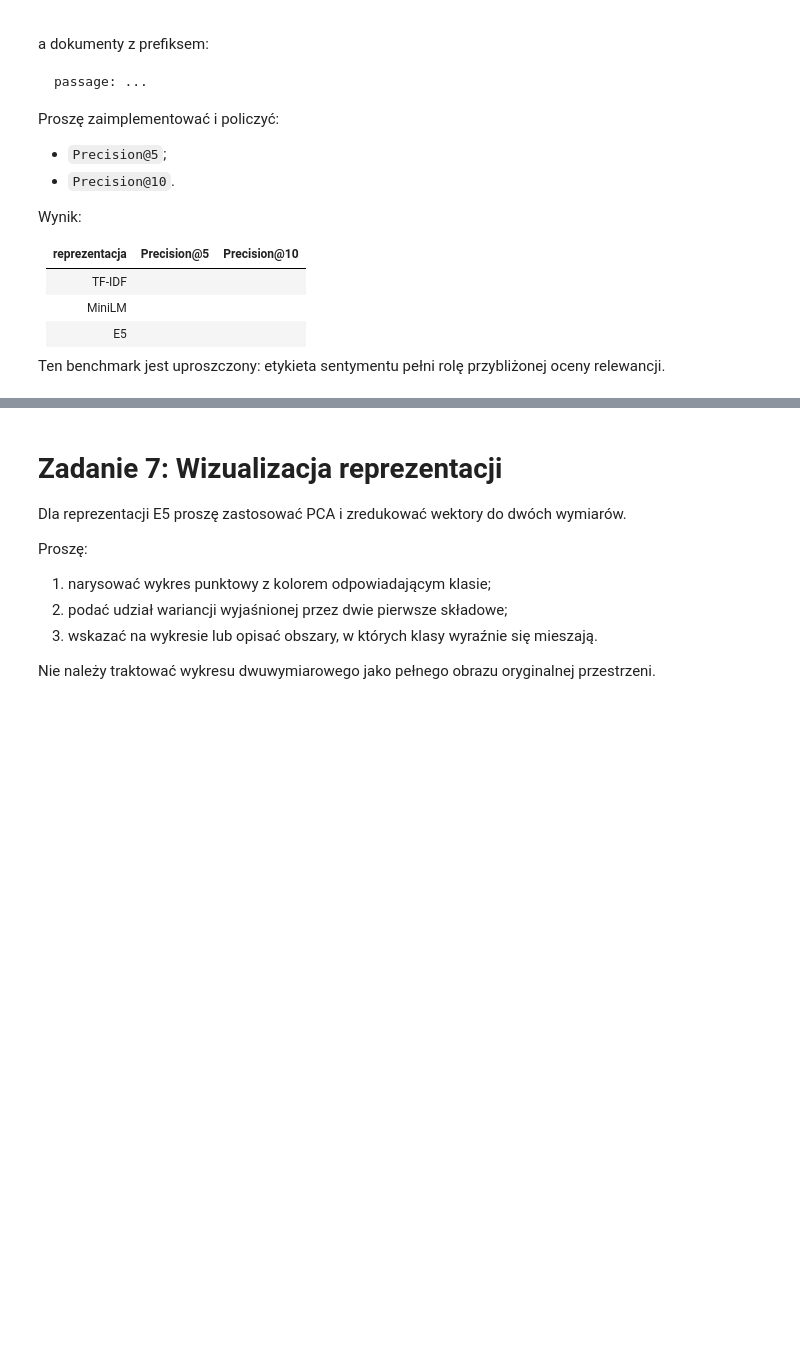
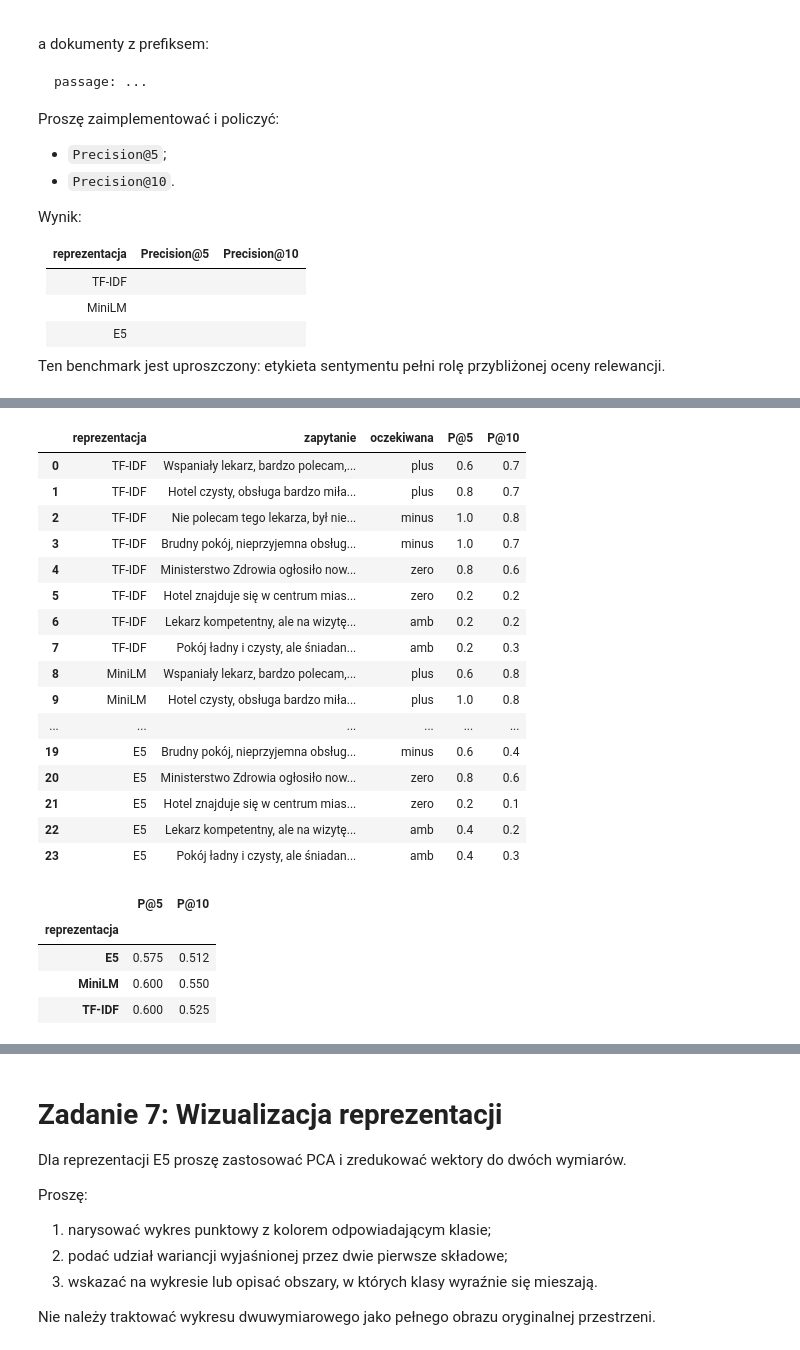
Before and after one commit to dmarek03/nlp-course, a Jupyter notebook: lab_3/003_From_Tokens_to_Embeddings.ipynb, the cells around one changed output, grey strips where cells are left out. Drawn from its saved outputs; the diff is of its cells as text; code cells hidden in the pictures; blank space fills up the shorter version.

```diff
--- a/lab_3/003_From_Tokens_to_Embeddings.ipynb
+++ b/lab_3/003_From_Tokens_to_Embeddings.ipynb
@@ -271,2 +623,71 @@ Ten benchmark jest uproszczony: etykieta sentymentu pełni rolę przybliżonej o
 # %%
 # Proszę przygotować zapytania, wyszukiwanie i funkcję precision_at_k(...).
+
+queries = [
+    ("Wspaniały lekarz, bardzo polecam, profesjonalne i miłe podejście do pacjenta.", "plus"),
+    ("Hotel czysty, obsługa bardzo miła, pyszne śniadania, na pewno wrócimy.", "plus"),
+    ("Nie polecam tego lekarza, był niemiły i w ogóle nie słuchał pacjenta.", "minus"),
+    ("Brudny pokój, nieprzyjemna obsługa, zdecydowanie odradzam ten hotel.", "minus"),
+    ("Ministerstwo Zdrowia ogłosiło nowe przepisy dotyczące finansowania szpitali.", "zero"),
+    ("Hotel znajduje się w centrum miasta i oferuje 120 pokoi oraz salę konferencyjną.", "zero"),
+    ("Lekarz kompetentny, ale na wizytę czekałam bardzo długo, a rejestracja była fatalna.", "amb"),
+    ("Pokój ładny i czysty, ale śniadania słabe, a obsługa mało pomocna.", "amb"),
+]
+q_texts = [q for q, _ in queries]
+q_labels = [c for _, c in queries]
+
+emb_e5_passage = models["E5"].encode(["passage: " + t for t in texts], normalize_embeddings=True)
+
+search_reps = {
+    "TF-IDF": (tfidf.transform(q_texts), X_tfidf),
+    "MiniLM": (models["MiniLM"].encode(q_texts, normalize_embeddings=True), emb_minilm),
+    "E5": (models["E5"].encode(["query: " + q for q in q_texts], normalize_embeddings=True), emb_e5_passage),
+}
+
+def search(q_vec, doc_vecs, k):
+    sims = cosine_similarity(q_vec, doc_vecs).ravel()
+    return np.argsort(-sims)[:k]
+
+def precision_at_k(retrieved_ids, expected_label, k):
+    return (labels[retrieved_ids[:k]] == expected_label).mean()
+
+rows = []
+for name, (q_vecs, doc_vecs) in search_reps.items():
+    for qi, (q_text, expected) in enumerate(queries):
+        ids = search(q_vecs[qi:qi + 1], doc_vecs, k=10)
+        rows.append({
+            "reprezentacja": name,
+            "zapytanie": q_text[:60],
+            "oczekiwana": expected,
+            "P@5": precision_at_k(ids, expected, 5),
+            "P@10": precision_at_k(ids, expected, 10),
+        })
+
+per_query_df = pd.DataFrame(rows)
+display(per_query_df.round(2))
+
+summary_df = per_query_df.groupby("reprezentacja")[["P@5", "P@10"]].mean().round(3)
+display(summary_df)
+# %% [output]
+|  | reprezentacja | zapytanie | oczekiwana | P@5 | P@10 |
+| 0 | TF-IDF | Wspaniały lekarz, bardzo polecam,... | plus | 0.6 | 0.7 |
+| 1 | TF-IDF | Hotel czysty, obsługa bardzo miła... | plus | 0.8 | 0.7 |
+| 2 | TF-IDF | Nie polecam tego lekarza, był nie... | minus | 1.0 | 0.8 |
+| 3 | TF-IDF | Brudny pokój, nieprzyjemna obsług... | minus | 1.0 | 0.7 |
+| 4 | TF-IDF | Ministerstwo Zdrowia ogłosiło now... | zero | 0.8 | 0.6 |
+| 5 | TF-IDF | Hotel znajduje się w centrum mias... | zero | 0.2 | 0.2 |
+| 6 | TF-IDF | Lekarz kompetentny, ale na wizytę... | amb | 0.2 | 0.2 |
+| 7 | TF-IDF | Pokój ładny i czysty, ale śniadan... | amb | 0.2 | 0.3 |
+| 8 | MiniLM | Wspaniały lekarz, bardzo polecam,... | plus | 0.6 | 0.8 |
+| 9 | MiniLM | Hotel czysty, obsługa bardzo miła... | plus | 1.0 | 0.8 |
+| ... | ... | ... | ... | ... | ... |
+| 19 | E5 | Brudny pokój, nieprzyjemna obsług... | minus | 0.6 | 0.4 |
+| 20 | E5 | Ministerstwo Zdrowia ogłosiło now... | zero | 0.8 | 0.6 |
+| 21 | E5 | Hotel znajduje się w centrum mias... | zero | 0.2 | 0.1 |
+| 22 | E5 | Lekarz kompetentny, ale na wizytę... | amb | 0.4 | 0.2 |
+| 23 | E5 | Pokój ładny i czysty, ale śniadan... | amb | 0.4 | 0.3 |
+|  | P@5 | P@10 |
+| reprezentacja |  |  |
+| E5 | 0.575 | 0.512 |
+| MiniLM | 0.600 | 0.550 |
+| TF-IDF | 0.600 | 0.525 |
```
Also changed, not shown: parts of 44 cells of this notebook, 1 other file.
